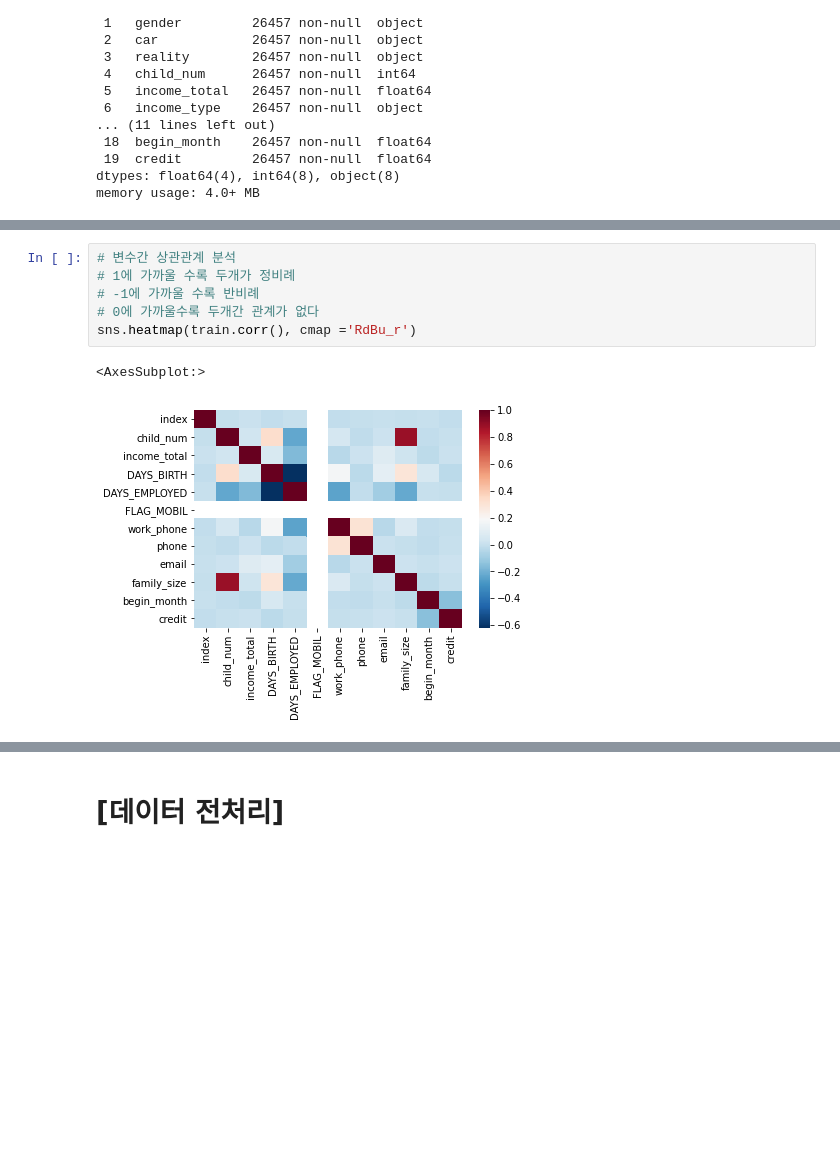
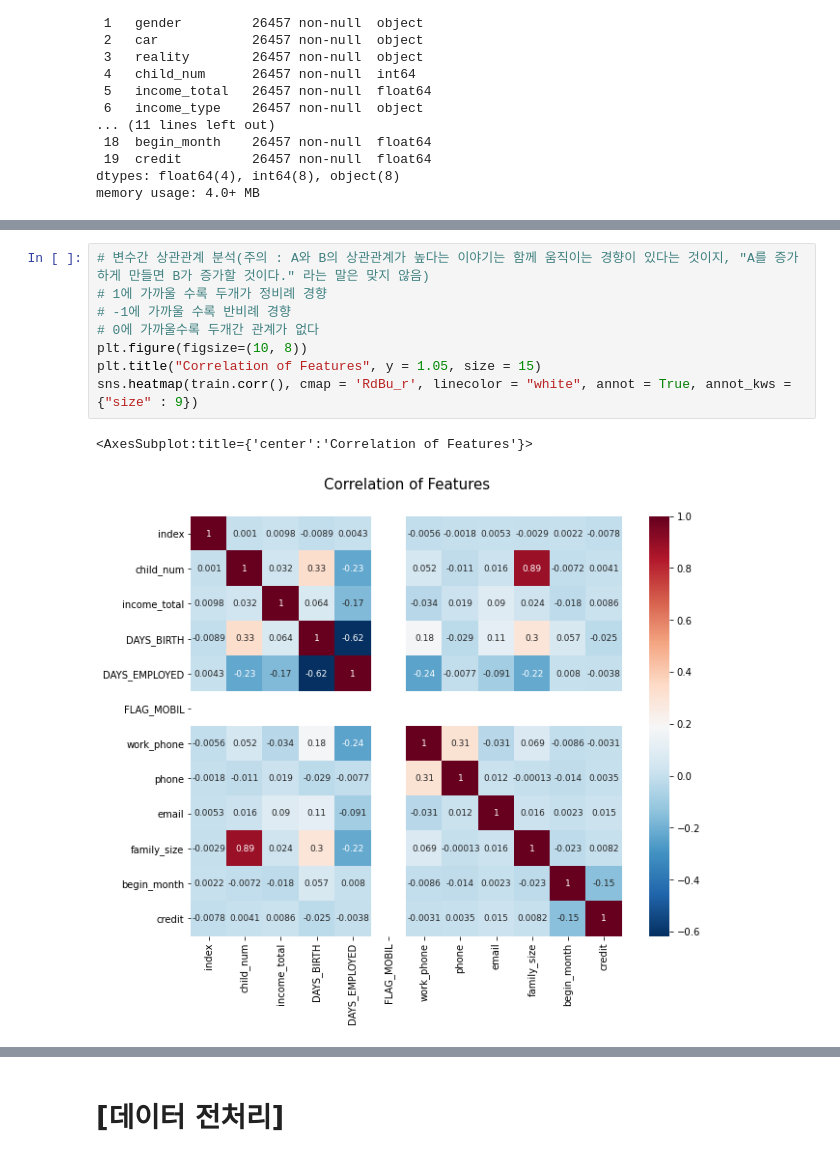
Before and after one commit to JxxHxxx/Ubion-CreditCardUserPrediction, a Jupyter notebook: Code/JY_EDA_scaling_stacking.ipynb, the cells around one changed output, grey strips where cells are left out. Cells and saved outputs as stored; diff of their text form; blank space fills up the shorter version.

```diff
--- a/Code/JY_EDA_scaling_stacking.ipynb
+++ b/Code/JY_EDA_scaling_stacking.ipynb
@@ -56,11 +96,13 @@ memory usage: 4.0+ MB
 # %%
-# 변수간 상관관계 분석
-# 1에 가까울 수록 두개가 정비례
-# -1에 가까울 수록 반비례
+# 변수간 상관관계 분석(주의 : A와 B의 상관관계가 높다는 이야기는 함께 움직이는 경향이 있다는 것이지, "A를 증가하게 만들면 B가 증가할 것이다." 라는 말은 맞지 않음)
+# 1에 가까울 수록 두개가 정비례 경향
+# -1에 가까울 수록 반비례 경향
 # 0에 가까울수록 두개간 관계가 없다
-sns.heatmap(train.corr(), cmap ='RdBu_r')
+plt.figure(figsize=(10, 8))
+plt.title("Correlation of Features", y = 1.05, size = 15)
+sns.heatmap(train.corr(), cmap = 'RdBu_r', linecolor = "white", annot = True, annot_kws = {"size" : 9})
 # %% [output]
-<AxesSubplot:>
+<AxesSubplot:title={'center':'Correlation of Features'}>
-[figure, old version]
+[figure, new version]
 # %%
 # 재산과 신용도의 상관관계 분석
```
Also changed, not shown: parts of 4 cells of this notebook.
